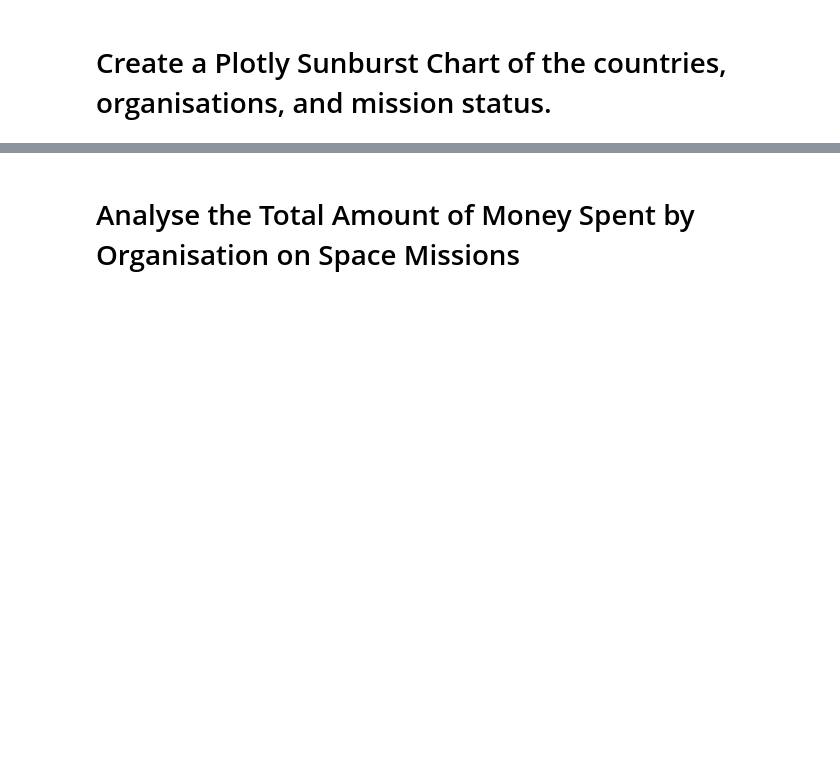
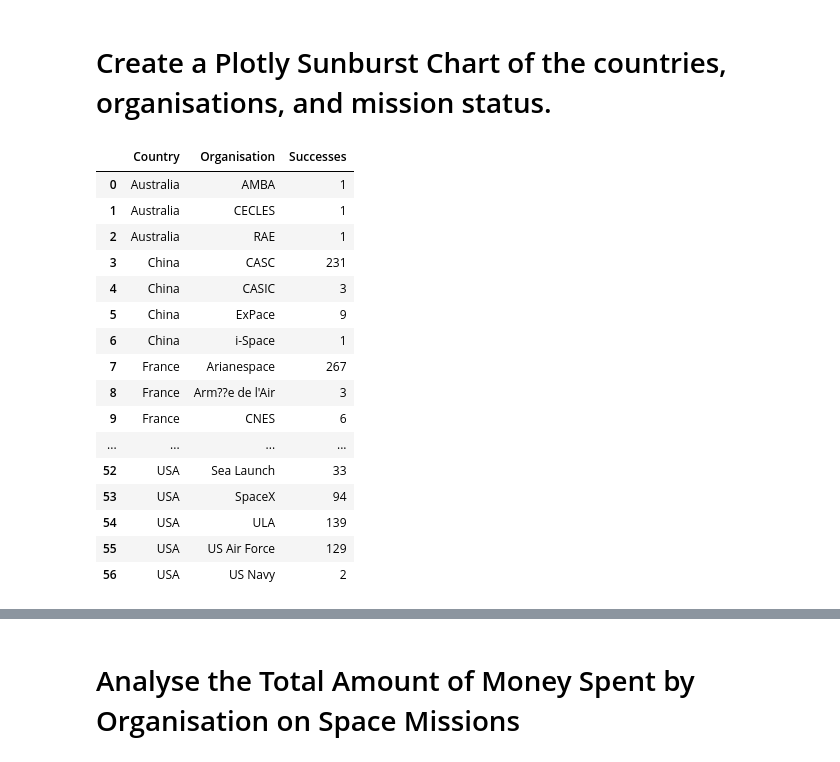
Before and after one commit to cedoula/100-days-of-code-python, a Jupyter notebook: Projects/Day_57/Space_Missions/Space_Missions_Analysis.ipynb, the cells around one changed output, grey strips where cells are left out. Drawn from its saved outputs; the diff is of its cells as text; code cells hidden in the pictures; blank space fills up the shorter version.

```diff
--- a/Projects/Day_57/Space_Missions/Space_Missions_Analysis.ipynb
+++ b/Projects/Day_57/Space_Missions/Space_Missions_Analysis.ipynb
@@ -316,0 +282,6 @@ Country(name='Zimbabwe', alpha2='ZW', alpha3='ZWE', numeric='716', apolitical_na
+# %%
+# Get country codes
+codes = [countries.get(country).alpha3 for country in df_data.Country]
+# %%
+df_data['ISO'] = codes
+df_data.sample(5)
@@ -319,2 +309,24 @@ Country(name='Zimbabwe', alpha2='ZW', alpha3='ZWE', numeric='716', apolitical_na
 # %% [markdown]
 # Create a Plotly Sunburst Chart of the countries, organisations, and mission status.
+# %%
+success_by_org = df_data[df_data.Mission_Status == 'Success'].groupby(['Country','Organisation'], as_index=False).agg({'Mission_Status': pd.Series.count})
+success_by_org = success_by_org.rename(columns={'Mission_Status': 'Successes'})
+success_by_org
+# %% [output]
+|  | Country | Organisation | Successes |
+| 0 | Australia | AMBA | 1 |
+| 1 | Australia | CECLES | 1 |
+| 2 | Australia | RAE | 1 |
+| 3 | China | CASC | 231 |
+| 4 | China | CASIC | 3 |
+| 5 | China | ExPace | 9 |
+| 6 | China | i-Space | 1 |
+| 7 | France | Arianespace | 267 |
+| 8 | France | Arm??e de l'Air | 3 |
+| 9 | France | CNES | 6 |
+| ... | ... | ... | ... |
+| 52 | USA | Sea Launch | 33 |
+| 53 | USA | SpaceX | 94 |
+| 54 | USA | ULA | 139 |
+| 55 | USA | US Air Force | 129 |
+| 56 | USA | US Navy | 2 |
```
Also changed, not shown: parts of 10 cells of this notebook.
